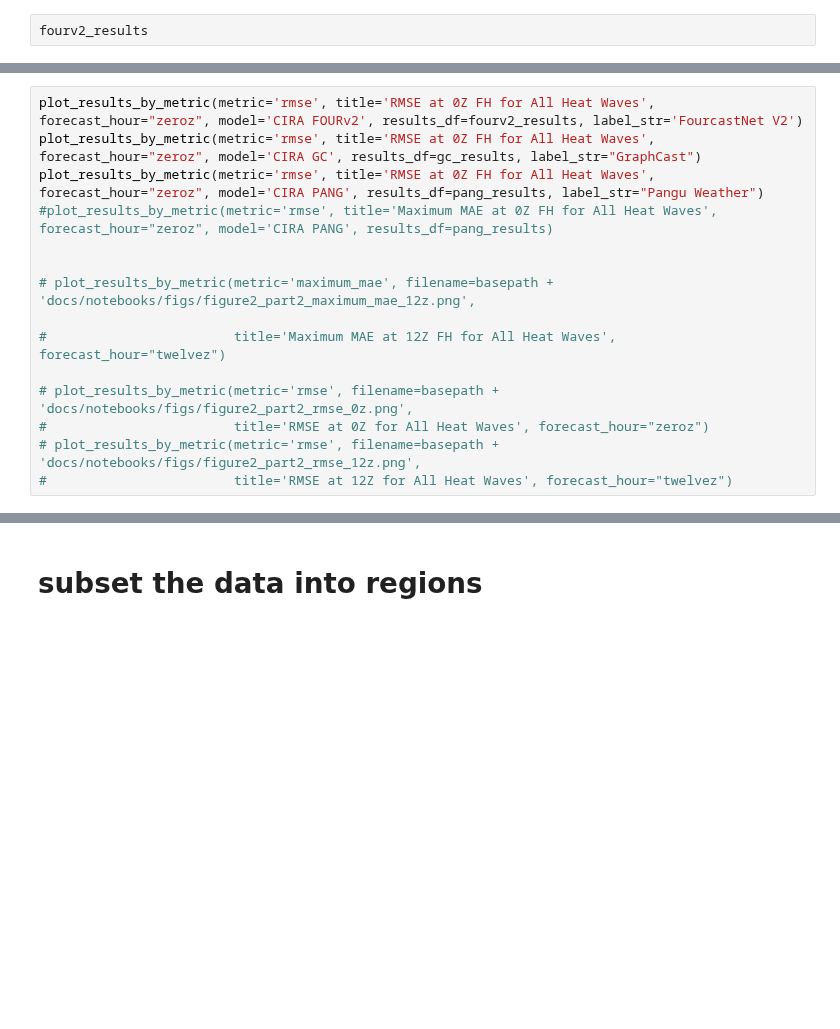
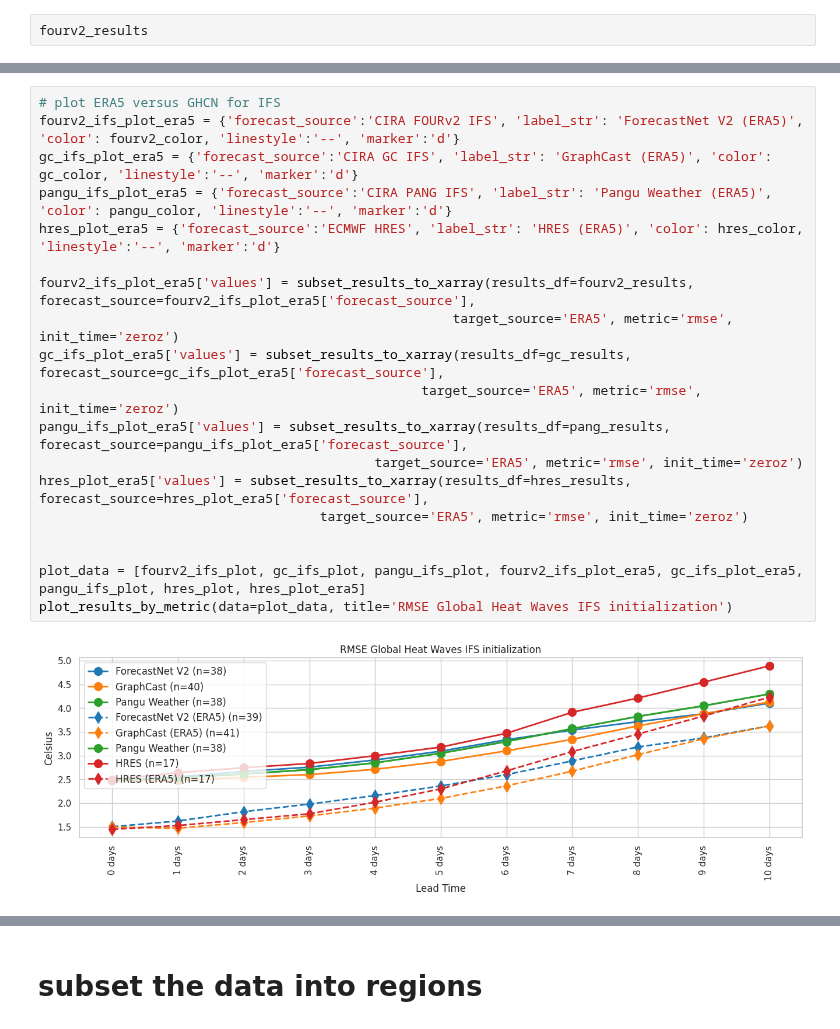
Before and after one commit to brightbandtech/ExtremeWeatherBench, a Jupyter notebook: docs/notebooks/heat_figures_refactor.ipynb, the cells around one changed output, grey strips where cells are left out. Cells and saved outputs as stored; diff of their text form; blank space fills up the shorter version.

```diff
--- a/docs/notebooks/heat_figures_refactor.ipynb
+++ b/docs/notebooks/heat_figures_refactor.ipynb
@@ -326,15 +340,21 @@ Days extracted (float): [ 0.  1.  2.  3.  4.  5.  6.  7.  8.  9. 10.]
 # %%
-plot_results_by_metric(metric='rmse', title='RMSE at 0Z FH for All Heat Waves', forecast_hour="zeroz", model='CIRA FOURv2', results_df=fourv2_results, label_str='FourcastNet V2')
-plot_results_by_metric(metric='rmse', title='RMSE at 0Z FH for All Heat Waves', forecast_hour="zeroz", model='CIRA GC', results_df=gc_results, label_str="GraphCast")
-plot_results_by_metric(metric='rmse', title='RMSE at 0Z FH for All Heat Waves', forecast_hour="zeroz", model='CIRA PANG', results_df=pang_results, label_str="Pangu Weather")
-#plot_results_by_metric(metric='rmse', title='Maximum MAE at 0Z FH for All Heat Waves', forecast_hour="zeroz", model='CIRA PANG', results_df=pang_results)
+# plot ERA5 versus GHCN for IFS
+fourv2_ifs_plot_era5 = {'forecast_source':'CIRA FOURv2 IFS', 'label_str': 'ForecastNet V2 (ERA5)', 'color': fourv2_color, 'linestyle':'--', 'marker':'d'}
+gc_ifs_plot_era5 = {'forecast_source':'CIRA GC IFS', 'label_str': 'GraphCast (ERA5)', 'color': gc_color, 'linestyle':'--', 'marker':'d'}
+pangu_ifs_plot_era5 = {'forecast_source':'CIRA PANG IFS', 'label_str': 'Pangu Weather (ERA5)', 'color': pangu_color, 'linestyle':'--', 'marker':'d'}
+hres_plot_era5 = {'forecast_source':'ECMWF HRES', 'label_str': 'HRES (ERA5)', 'color': hres_color, 'linestyle':'--', 'marker':'d'}
+
+fourv2_ifs_plot_era5['values'] = subset_results_to_xarray(results_df=fourv2_results, forecast_source=fourv2_ifs_plot_era5['forecast_source'],
+                                                     target_source='ERA5', metric='rmse', init_time='zeroz')
+gc_ifs_plot_era5['values'] = subset_results_to_xarray(results_df=gc_results, forecast_source=gc_ifs_plot_era5['forecast_source'],
+                                                 target_source='ERA5', metric='rmse', init_time='zeroz')
+pangu_ifs_plot_era5['values'] = subset_results_to_xarray(results_df=pang_results, forecast_source=pangu_ifs_plot_era5['forecast_source'],
+                                           target_source='ERA5', metric='rmse', init_time='zeroz')
+hres_plot_era5['values'] = subset_results_to_xarray(results_df=hres_results, forecast_source=hres_plot_era5['forecast_source'],
+                                    target_source='ERA5', metric='rmse', init_time='zeroz')
 
 
-# plot_results_by_metric(metric='maximum_mae', filename=basepath + 'docs/notebooks/figs/figure2_part2_maximum_mae_12z.png',
-
-#                        title='Maximum MAE at 12Z FH for All Heat Waves', forecast_hour="twelvez")
-
-# plot_results_by_metric(metric='rmse', filename=basepath + 'docs/notebooks/figs/figure2_part2_rmse_0z.png',
-#                        title='RMSE at 0Z for All Heat Waves', forecast_hour="zeroz")
-# plot_results_by_metric(metric='rmse', filename=basepath + 'docs/notebooks/figs/figure2_part2_rmse_12z.png',
-#                        title='RMSE at 12Z for All Heat Waves', forecast_hour="twelvez")
+plot_data = [fourv2_ifs_plot, gc_ifs_plot, pangu_ifs_plot, fourv2_ifs_plot_era5, gc_ifs_plot_era5, pangu_ifs_plot, hres_plot, hres_plot_era5]
+plot_results_by_metric(data=plot_data, title='RMSE Global Heat Waves IFS initialization')
+# %% [output]
+[figure, added]
```
Also changed, not shown: parts of 6 cells of this notebook.
